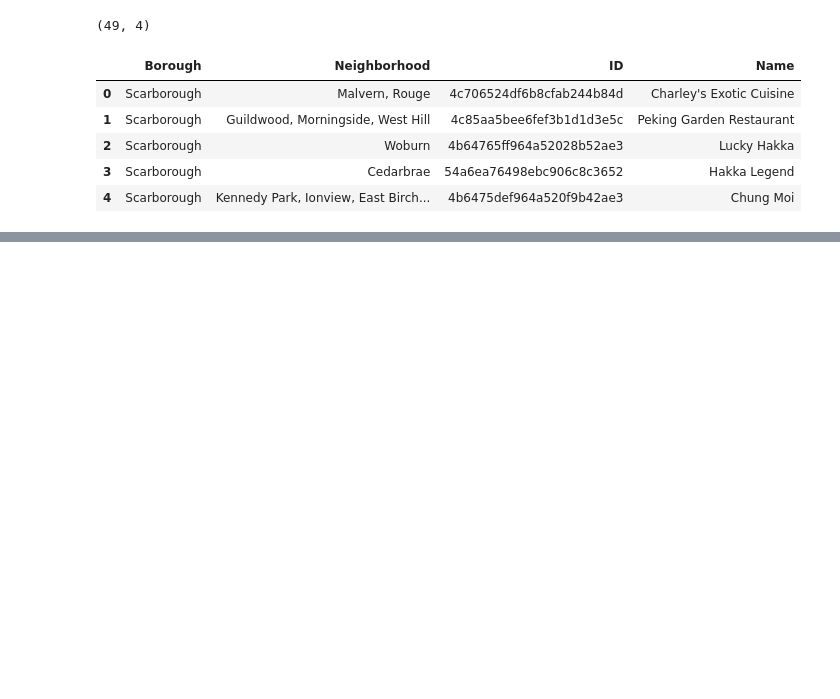
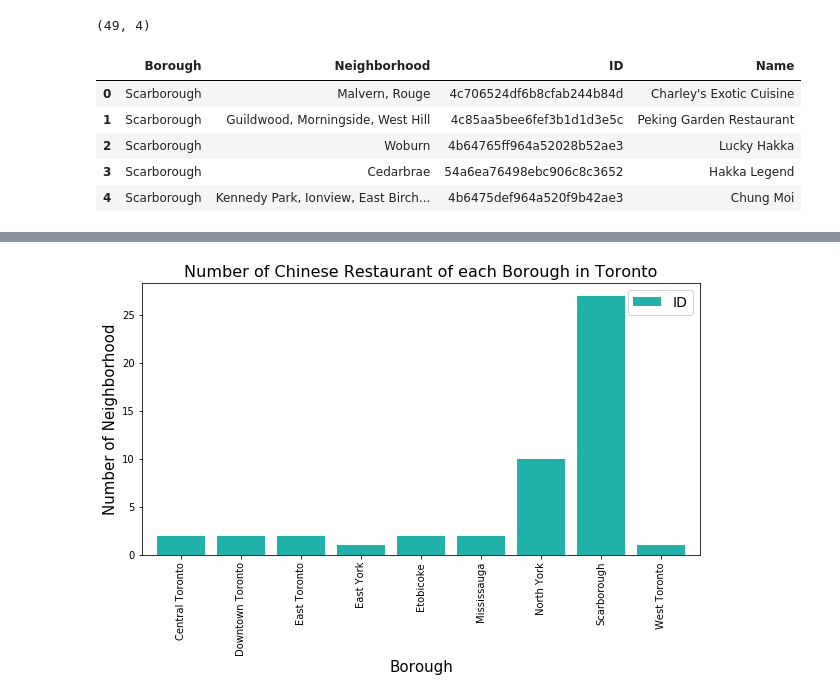
Before and after one commit to chelseahuang98/Coursera_Capstone, a Jupyter notebook: data section.ipynb, the cells around one changed output, grey strips where cells are left out. Drawn from its saved outputs; the diff is of its cells as text; code cells hidden in the pictures; blank space fills up the shorter version.

```diff
--- a/data section.ipynb
+++ b/data section.ipynb
@@ -182,0 +203,13 @@ cn_rest_to.head()
+# %%
+cn_rest_to.groupby('Borough')['ID'].count().plot(kind='bar',
+                                                 figsize=(10,5),
+                                                 width=0.8,
+                                                 color='#20B2AA')
+plt.title('Number of Chinese Restaurant of each Borough in Toronto', fontsize=16)
+plt.legend(fontsize=14)
+plt.xlabel('Borough', fontsize = 15)
+plt.ylabel('Number of Neighborhood', fontsize=15)
+
+plt.show()
+# %% [output]
+[figure, added]
```
Also changed, not shown: parts of 5 cells of this notebook.
